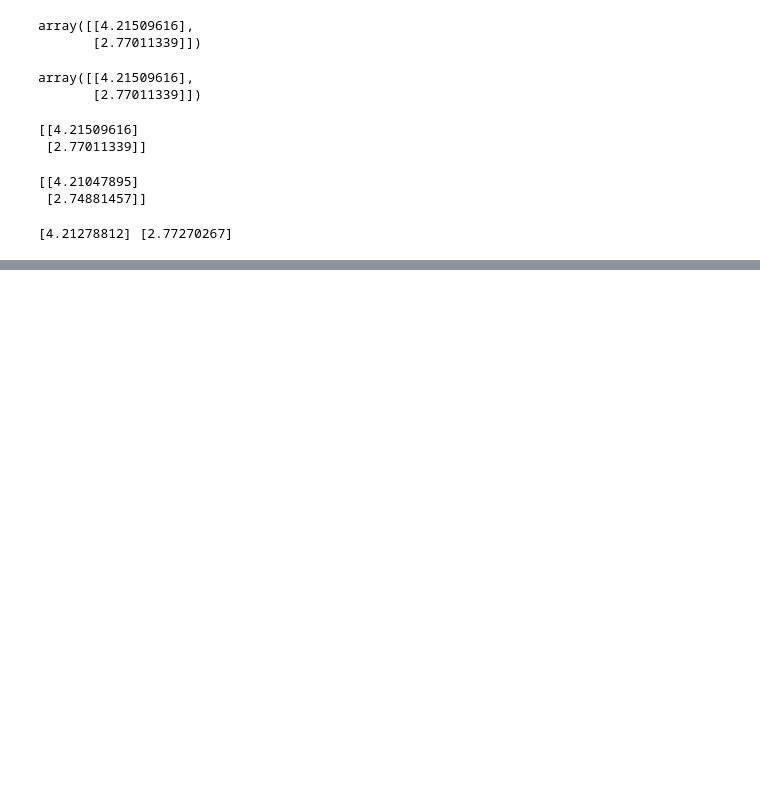
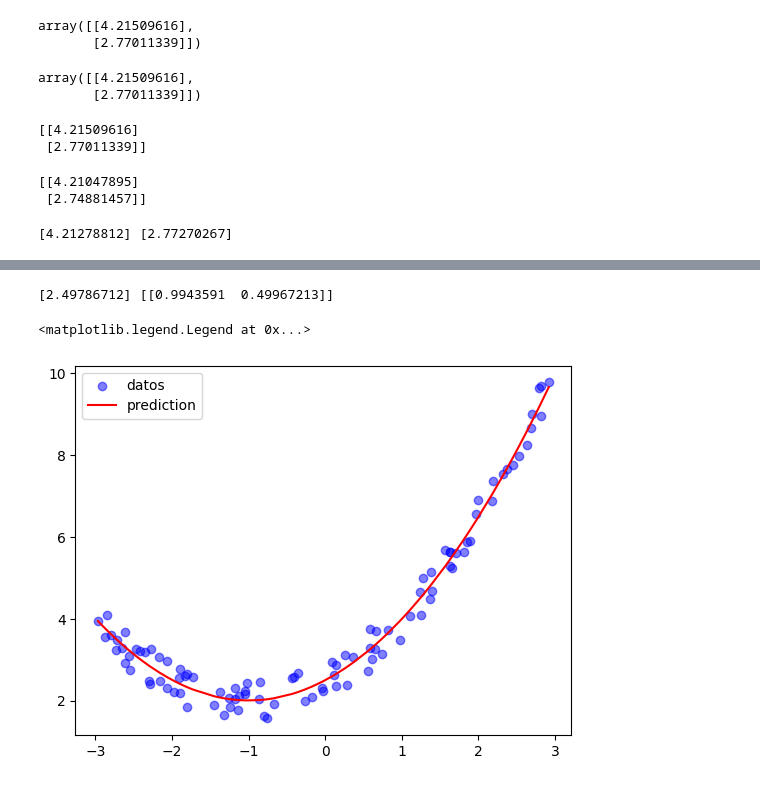
Before and after one commit to atamez6/housing_prediction, a Jupyter notebook: 04_modelos.ipynb, the cells around one changed output, grey strips where cells are left out. Saved outputs shown, nothing was run; the diff lists cells and outputs as text; code cells hidden in the pictures; blank space fills up the shorter version.

```diff
--- a/04_modelos.ipynb
+++ b/04_modelos.ipynb
@@ -123,0 +134,6 @@ print(sdg_reg.intercept_, sdg_reg.coef_)
+# %%
+from sklearn.preprocessing import PolynomialFeatures
+
+poly_features = PolynomialFeatures(degree=2, include_bias=False)
+X_poly = poly_features.fit_transform(X)
+print(X_poly)
@@ -123,0 +158,16 @@ print(sdg_reg.intercept_, sdg_reg.coef_)
+# %%
+lin_reg = LinearRegression()
+lin_reg.fit(X_poly,y)
+print(lin_reg.intercept_ , lin_reg.coef_)
+# %% [output]
+[2.49786712] [[0.9943591  0.49967213]]
+# %%
+X_sorted = np.sort(X, axis=0)
+X_sorted_poly = poly_features.transform(X_sorted)
+y_predict = lin_reg.predict(X_sorted_poly)
+plt.scatter(X,y,color="blue", alpha=0.5, label="datos")
+plt.plot(X_sorted,y_predict, "r-", label = "prediction")
+plt.legend()
+# %% [output]
+<matplotlib.legend.Legend at 0x...>
+[figure, added]
```
Also changed, not shown: parts of 4 cells of this notebook.
